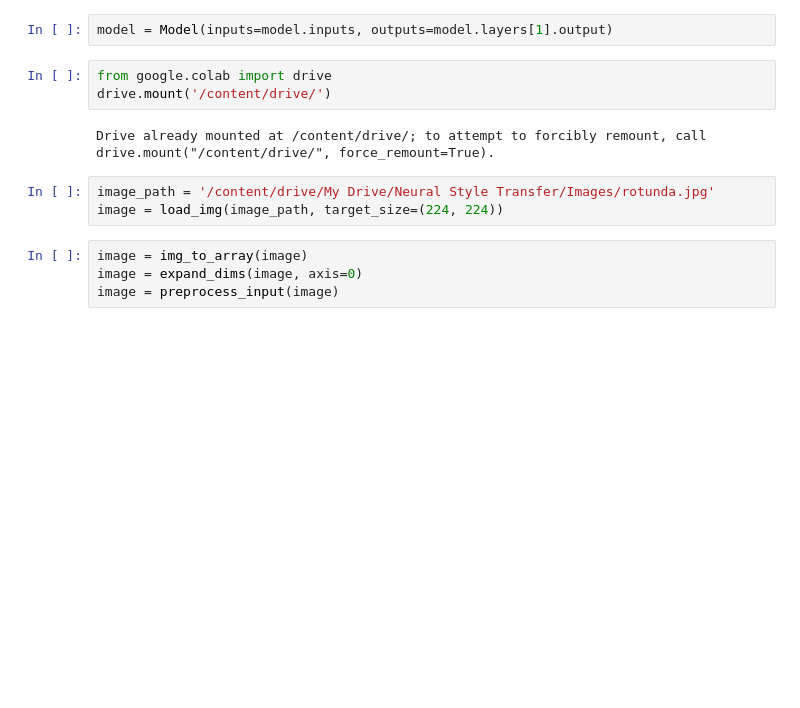
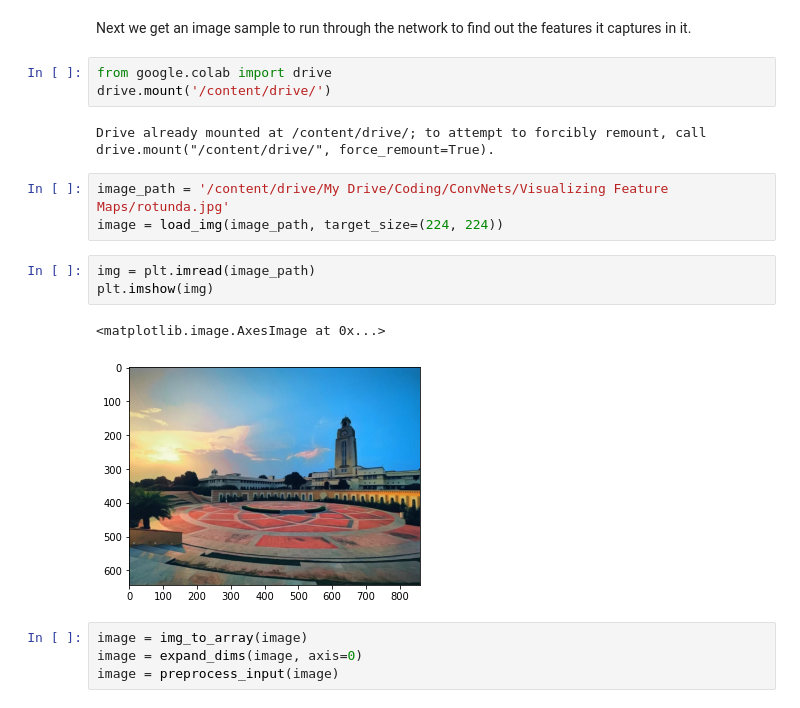
Before and after one commit to sbalan7/ConvNets, a Jupyter notebook: Visualizing Feature Maps/Visualizing Feature Maps.ipynb, the cells around one changed output. Saved outputs shown, nothing was run; the diff lists cells and outputs as text; blank space fills up the shorter version.

```diff
--- a/Visualizing Feature Maps/Visualizing Feature Maps.ipynb
+++ b/Visualizing Feature Maps/Visualizing Feature Maps.ipynb
@@ -51,16 +57,22 @@ Total params: 20,024,384
 Trainable params: 20,024,384
 Non-trainable params: 0
 _________________________________________________________________
-# %%
-model = Model(inputs=model.inputs, outputs=model.layers[1].output)
+# %% [markdown]
+Next we get an image sample to run through the network to find out the features it captures in it.
 # %%
 from google.colab import drive
 drive.mount('/content/drive/')
 # %% [output]
 Drive already mounted at /content/drive/; to attempt to forcibly remount, call drive.mount("/content/drive/", force_remount=True).
 # %%
-image_path = '/content/drive/My Drive/Neural Style Transfer/Images/rotunda.jpg'
+image_path = '/content/drive/My Drive/Coding/ConvNets/Visualizing Feature Maps/rotunda.jpg'
 image = load_img(image_path, target_size=(224, 224))
+# %%
+img = plt.imread(image_path)
+plt.imshow(img)
+# %% [output]
+<matplotlib.image.AxesImage at 0x...>
+[figure, added]
 # %%
 image = img_to_array(image)
 image = expand_dims(image, axis=0)
```
Also changed, not shown: parts of 9 cells of this notebook, 6 other files.
